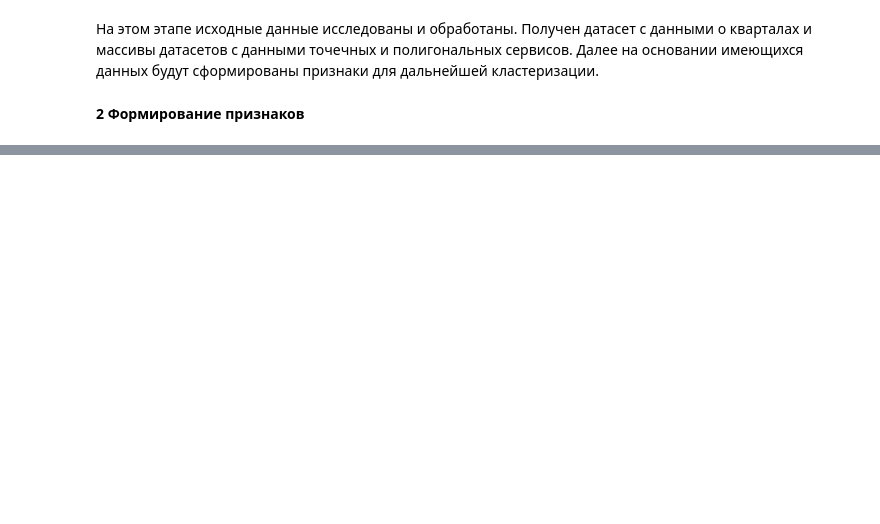
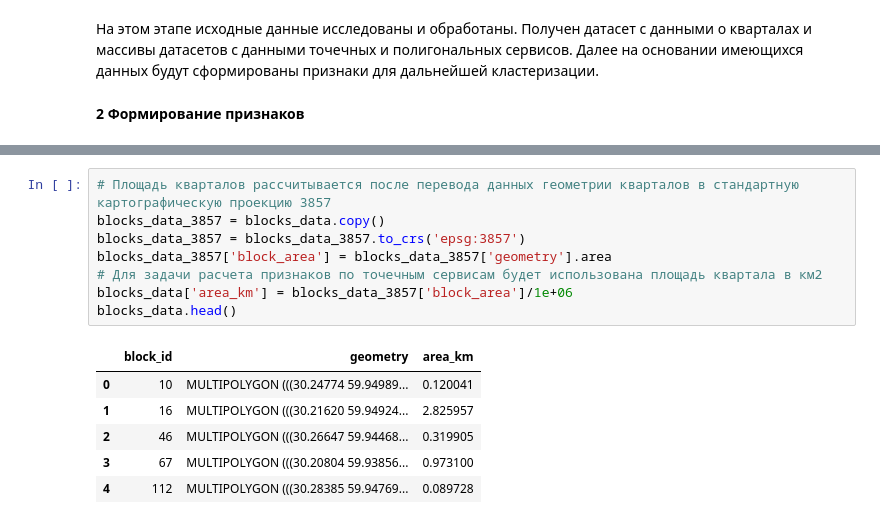
Before and after one commit to TikhonovaOlga-Spb/clustering_blocks, a Jupyter notebook: clustering_pipeline.ipynb, the cells around one changed output, grey strips where cells are left out. Cells and saved outputs as stored; diff of their text form; blank space fills up the shorter version.

```diff
--- a/clustering_pipeline.ipynb
+++ b/clustering_pipeline.ipynb
@@ -227,0 +238,15 @@ services_polygons = [living_builds, znop_data]
+# %%
+# Площадь кварталов рассчитывается после перевода данных геометрии кварталов в стандартную картографическую проекцию 3857
+blocks_data_3857 = blocks_data.copy()
+blocks_data_3857 = blocks_data_3857.to_crs('epsg:3857')
+blocks_data_3857['block_area'] = blocks_data_3857['geometry'].area
+# Для задачи расчета признаков по точечным сервисам будет использована площадь квартала в км2
+blocks_data['area_km'] = blocks_data_3857['block_area']/1e+06
+blocks_data.head()
+# %% [output]
+|  | block_id | geometry | area_km |
+| 0 | 10 | MULTIPOLYGON (((30.24774 59.94989... | 0.120041 |
+| 1 | 16 | MULTIPOLYGON (((30.21620 59.94924... | 2.825957 |
+| 2 | 46 | MULTIPOLYGON (((30.26647 59.94468... | 0.319905 |
+| 3 | 67 | MULTIPOLYGON (((30.20804 59.93856... | 0.973100 |
+| 4 | 112 | MULTIPOLYGON (((30.28385 59.94769... | 0.089728 |
```
Also changed, not shown: parts of 18 cells of this notebook.
